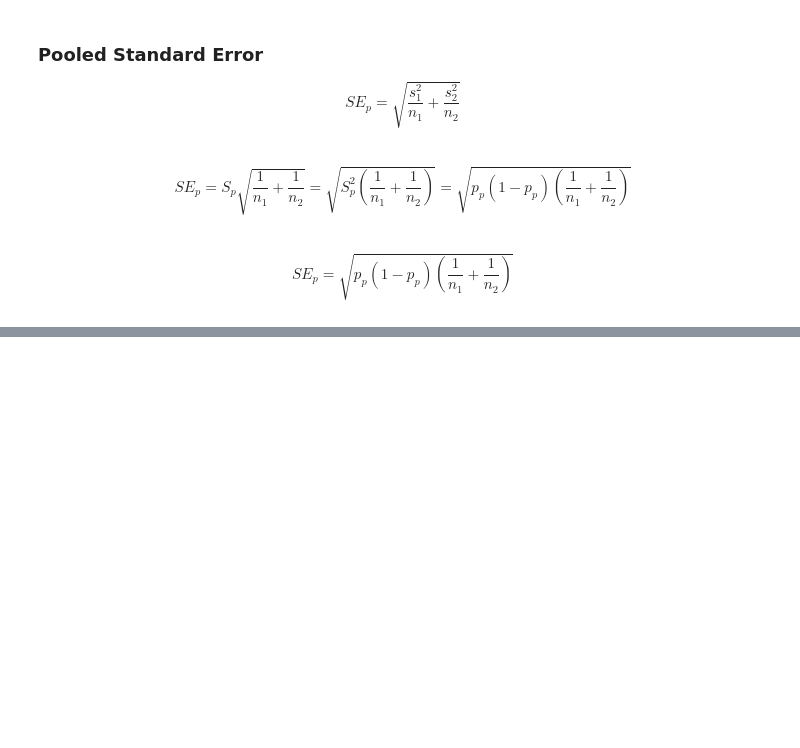
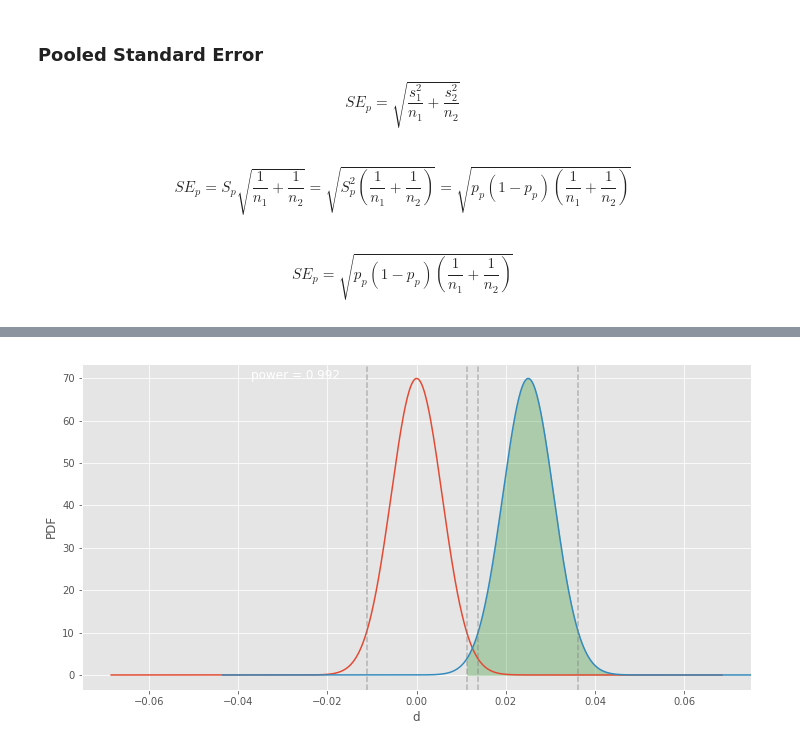
Before and after one commit to mnguyenngo/ab-framework, a Jupyter notebook: notebooks/Walkthrough.ipynb, the cells around one changed output, grey strips where cells are left out. Drawn from its saved outputs; the diff is of its cells as text; code cells hidden in the pictures; blank space fills up the shorter version.

```diff
--- a/notebooks/Walkthrough.ipynb
+++ b/notebooks/Walkthrough.ipynb
@@ -299,0 +319,12 @@ abplot(n, bcr, d_hat, show_power=True)
+# %%
+# parameters for generate_data()
+N_A = 6000
+N_B = 6000
+p_A=0.10
+p_B=0.12
+# %%
+ab_data = generate_data(N_A, N_B, p_A, p_B)
+# %%
+ab_summary = ab_data.pivot_table(values='converted', index='group', aggfunc=np.sum)
+ab_summary['total'] = ab_data.pivot_table(values='converted', index='group', aggfunc=lambda x: len(x))
+ab_summary['rate'] = ab_data.pivot_table(values='converted', index='group')
@@ -299,0 +338,11 @@ abplot(n, bcr, d_hat, show_power=True)
+# %%
+# parameters for abplot
+n = N_A + N_B
+p_A_actual = ab_summary.loc['A', 'rate']
+p_B_actual = ab_summary.loc['B', 'rate']
+bcr = p_A_actual
+d_hat = p_B_actual - p_A_actual
+# %%
+abplot(N_A, N_B, bcr, d_hat, show_power=True)
+# %% [output]
+[figure, added]
```
Also changed, not shown: parts of 29 cells of this notebook, 2 other files.
